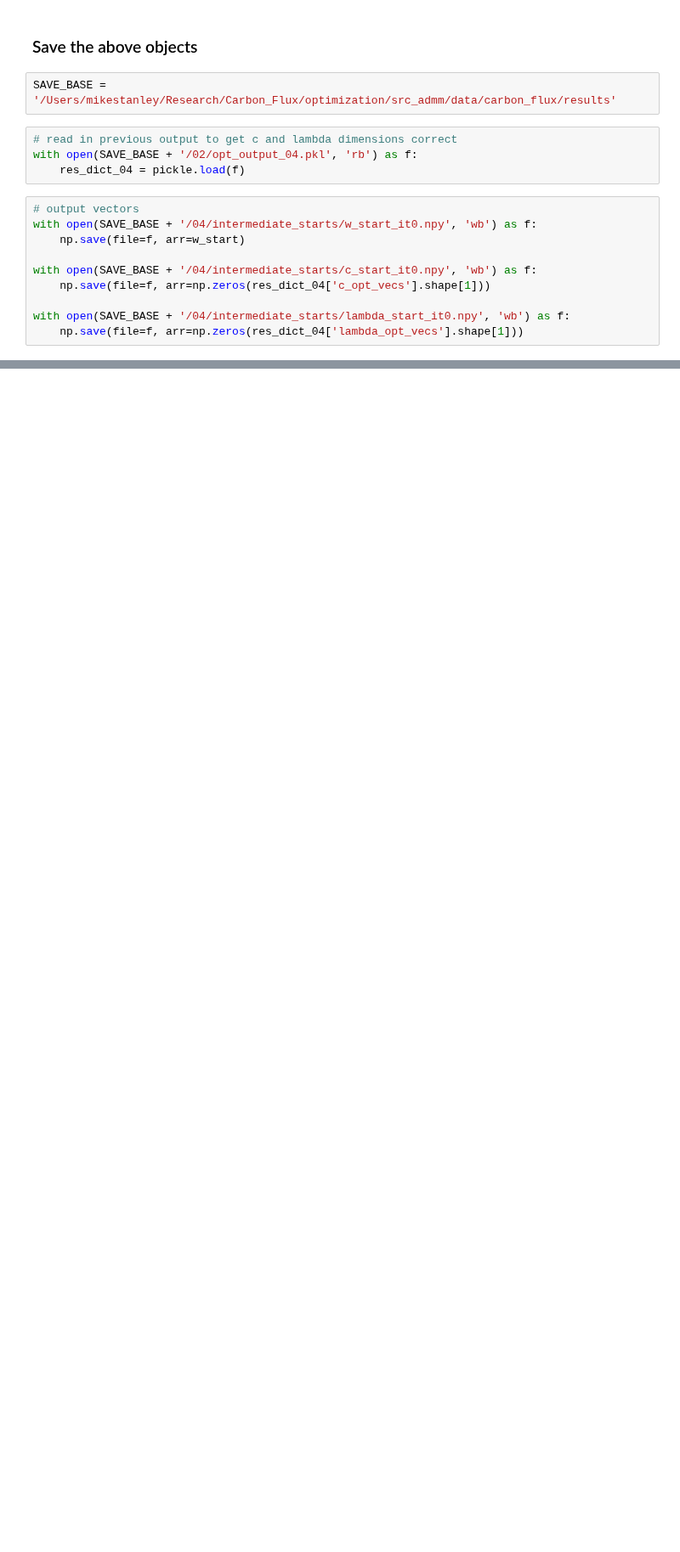
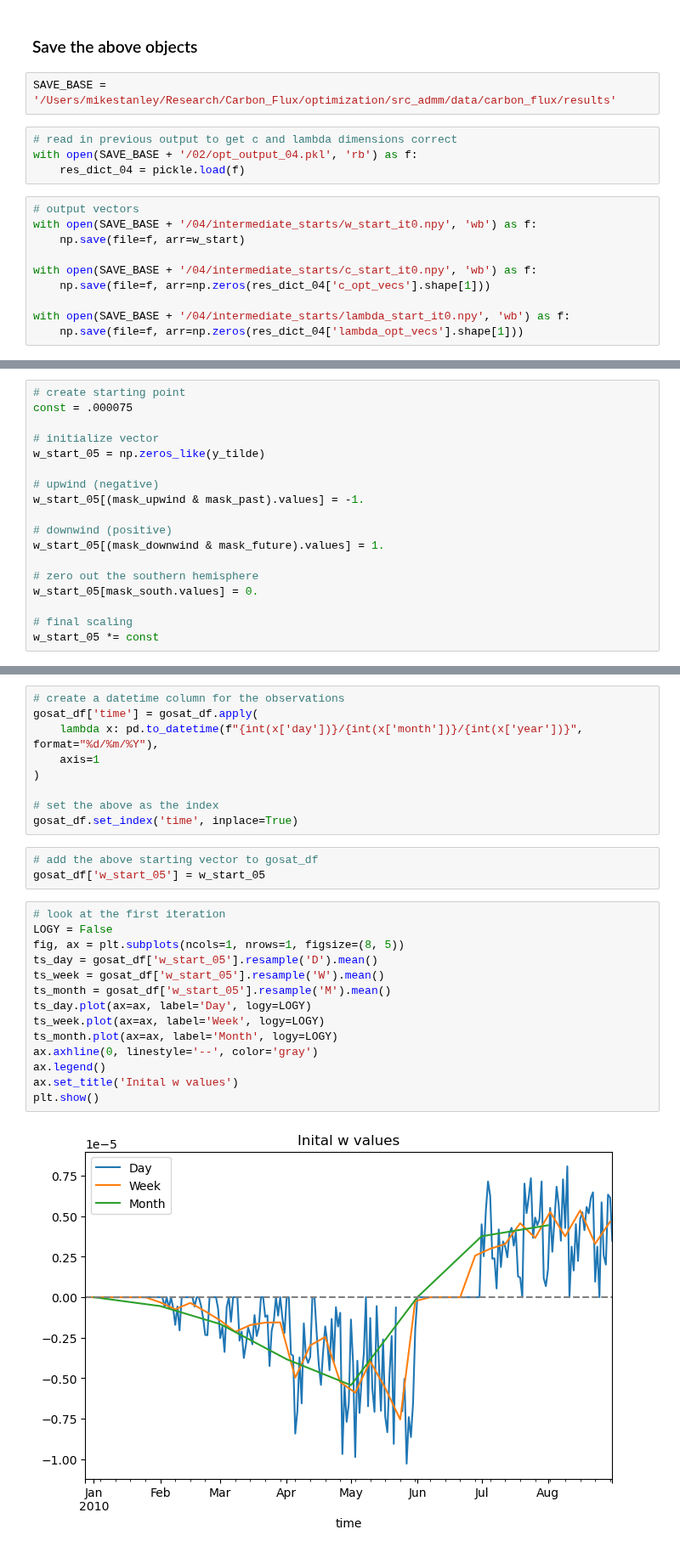
Before and after one commit to mcstanle/cf_inversion_sb_admm, a Jupyter notebook: starting_w_search_physical_motivation.ipynb, the cells around one changed output, grey strips where cells are left out. Shown at 85% size. Cells and saved outputs as stored; diff of their text form; blank space fills up the shorter version.

```diff
--- a/starting_w_search_physical_motivation.ipynb
+++ b/starting_w_search_physical_motivation.ipynb
@@ -272,0 +266,18 @@ res = minimize(
+# %%
+# create starting point
+const = .000075
+
+# initialize vector
+w_start_05 = np.zeros_like(y_tilde)
+
+# upwind (negative)
+w_start_05[(mask_upwind & mask_past).values] = -1.
+
+# downwind (positive)
+w_start_05[(mask_downwind & mask_future).values] = 1.
+
+# zero out the southern hemisphere
+w_start_05[mask_south.values] = 0.
+
+# final scaling
+w_start_05 *= const
@@ -272,0 +291,28 @@ res = minimize(
+# %%
+# create a datetime column for the observations
+gosat_df['time'] = gosat_df.apply(
+    lambda x: pd.to_datetime(f"{int(x['day'])}/{int(x['month'])}/{int(x['year'])}", format="%d/%m/%Y"),
+    axis=1
+)
+
+# set the above as the index
+gosat_df.set_index('time', inplace=True)
+# %%
+# add the above starting vector to gosat_df
+gosat_df['w_start_05'] = w_start_05
+# %%
+# look at the first iteration
+LOGY = False
+fig, ax = plt.subplots(ncols=1, nrows=1, figsize=(8, 5))
+ts_day = gosat_df['w_start_05'].resample('D').mean()
+ts_week = gosat_df['w_start_05'].resample('W').mean()
+ts_month = gosat_df['w_start_05'].resample('M').mean()
+ts_day.plot(ax=ax, label='Day', logy=LOGY)
+ts_week.plot(ax=ax, label='Week', logy=LOGY)
+ts_month.plot(ax=ax, label='Month', logy=LOGY)
+ax.axhline(0, linestyle='--', color='gray')
+ax.legend()
+ax.set_title('Inital w values')
+plt.show()
+# %% [output]
+[figure, added]
```
Also changed, not shown: parts of 21 cells of this notebook, 7 other files.
